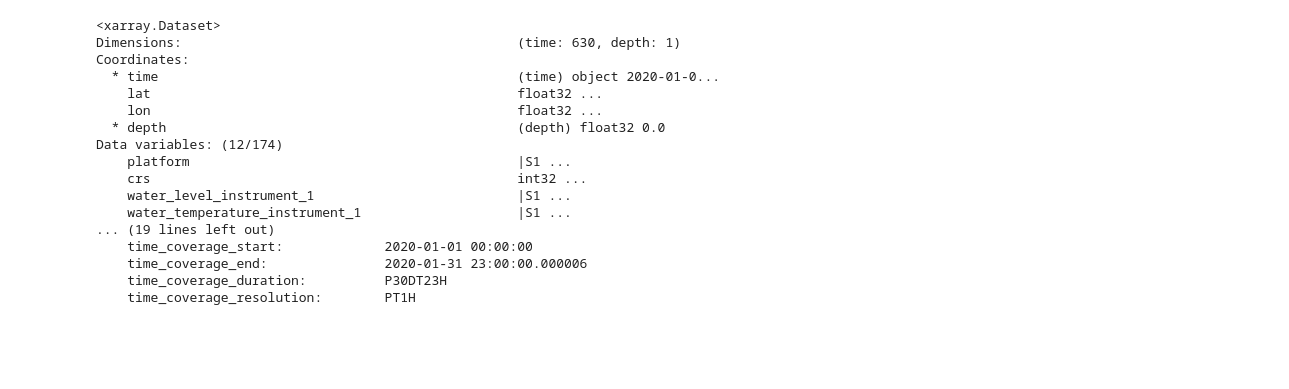
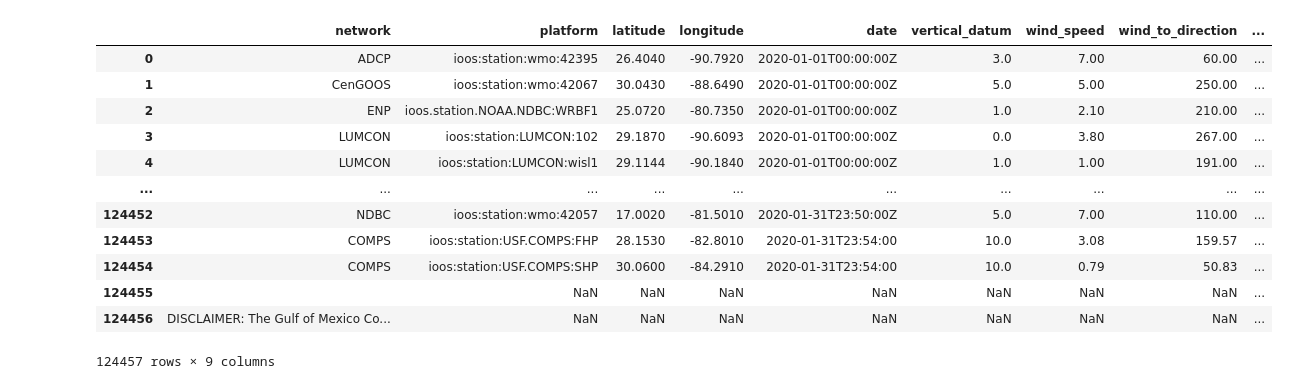
Before and after one commit to byruby-flatlantic143/MUREP-In-Progress-Notebooks, a Jupyter notebook: Plots for Hanna's GOM Group.ipynb, the cells around one changed output. Drawn from its saved outputs; the diff is of its cells as text; code cells hidden in the pictures; blank space fills up the shorter version.

```diff
--- a/Plots for Hanna's GOM Group.ipynb
+++ b/Plots for Hanna's GOM Group.ipynb
@@ -25,23 +72,20 @@ Attributes:
 # %%
+import xarray as xr
 # take 2
-filepath2 = "../Data/NASA MUREP/Plots for Hanna (GOM)/gcoos_ioos-station-NOAA-NDBC-BDVF1_2020_01.nc"
-df2 = xr.open_dataset(filepath2)
+filepath2 = "../Data/NASA MUREP/Plots for Hanna (GOM)/gcoos_2020_01_wind.csv"
+df2 = pd.read_csv(filepath2)
 df2
 # %% [output]
+|  | network | platform | latitude | longitude | date | vertical_datum | wind_speed | wind_to_direction | ... |
+| 0 | ADCP | ioos:station:wmo:42395 | 26.4040 | -90.7920 | 2020-01-01T00:00:00Z | 3.0 | 7.00 | 60.00 | ... |
+| 1 | CenGOOS | ioos:station:wmo:42067 | 30.0430 | -88.6490 | 2020-01-01T00:00:00Z | 5.0 | 5.00 | 250.00 | ... |
+| 2 | ENP | ioos.station.NOAA.NDBC:WRBF1 | 25.0720 | -80.7350 | 2020-01-01T00:00:00Z | 1.0 | 2.10 | 210.00 | ... |
+| 3 | LUMCON | ioos:station:LUMCON:102 | 29.1870 | -90.6093 | 2020-01-01T00:00:00Z | 0.0 | 3.80 | 267.00 | ... |
+| 4 | LUMCON | ioos:station:LUMCON:wisl1 | 29.1144 | -90.1840 | 2020-01-01T00:00:00Z | 1.0 | 1.00 | 191.00 | ... |
+| ... | ... | ... | ... | ... | ... | ... | ... | ... | ... |
+| 124452 | NDBC | ioos:station:wmo:42057 | 17.0020 | -81.5010 | 2020-01-31T23:50:00Z | 5.0 | 7.00 | 110.00 | ... |
+| 124453 | COMPS | ioos:station:USF.COMPS:FHP | 28.1530 | -82.8010 | 2020-01-31T23:54:00 | 10.0 | 3.08 | 159.57 | ... |
+| 124454 | COMPS | ioos:station:USF.COMPS:SHP | 30.0600 | -84.2910 | 2020-01-31T23:54:00 | 10.0 | 0.79 | 50.83 | ... |
+| 124455 |  | NaN | NaN | NaN | NaN | NaN | NaN | NaN | ... |
+| 124456 | DISCLAIMER: The Gulf of Mexico Co... | NaN | NaN | NaN | NaN | NaN | NaN | NaN | ... |
-<xarray.Dataset>
-Dimensions:                                           (time: 630, depth: 1)
-Coordinates:
-  * time                                              (time) object 2020-01-0...
-    lat                                               float32 ...
-    lon                                               float32 ...
-  * depth                                             (depth) float32 0.0
-Data variables: (12/174)
-    platform                                          |S1 ...
-    crs                                               int32 ...
-    water_level_instrument_1                          |S1 ...
-    water_temperature_instrument_1                    |S1 ...
-... (19 lines left out)
-    time_coverage_start:             2020-01-01 00:00:00
-    time_coverage_end:               2020-01-31 23:00:00.000006
-    time_coverage_duration:          P30DT23H
-    time_coverage_resolution:        PT1H
+124457 rows × 9 columns
```
Also changed, not shown: parts of 3 cells of this notebook, 1 other file.
